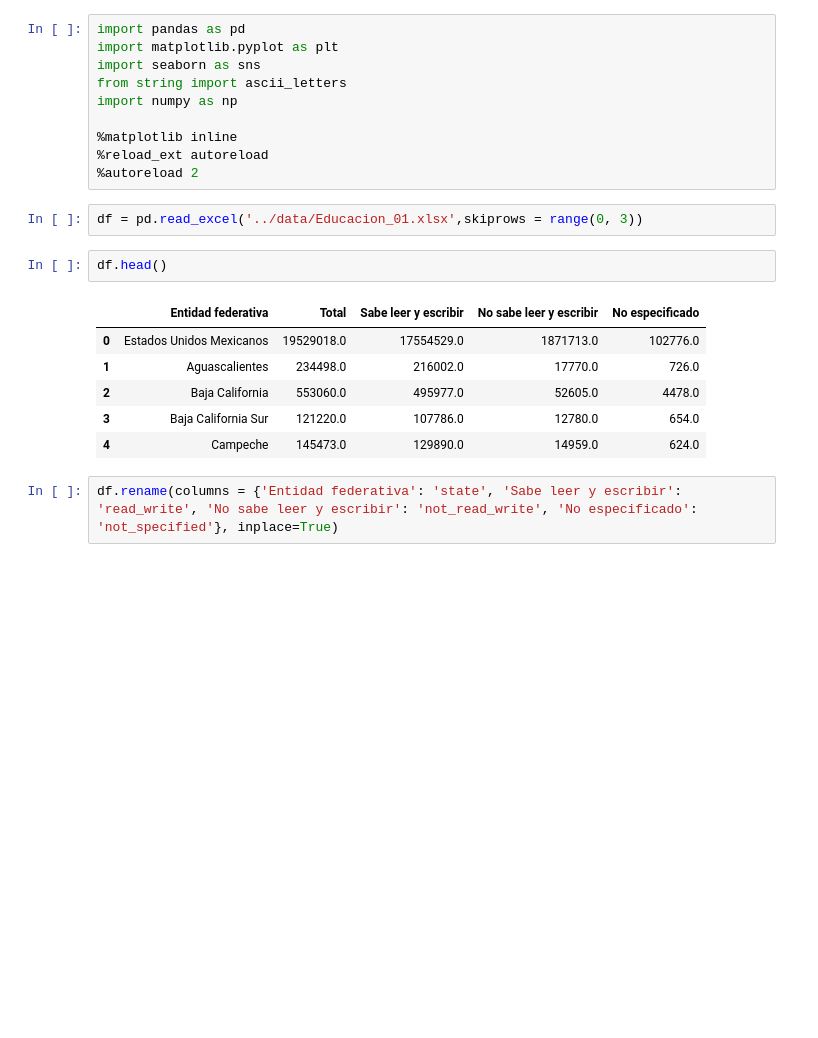
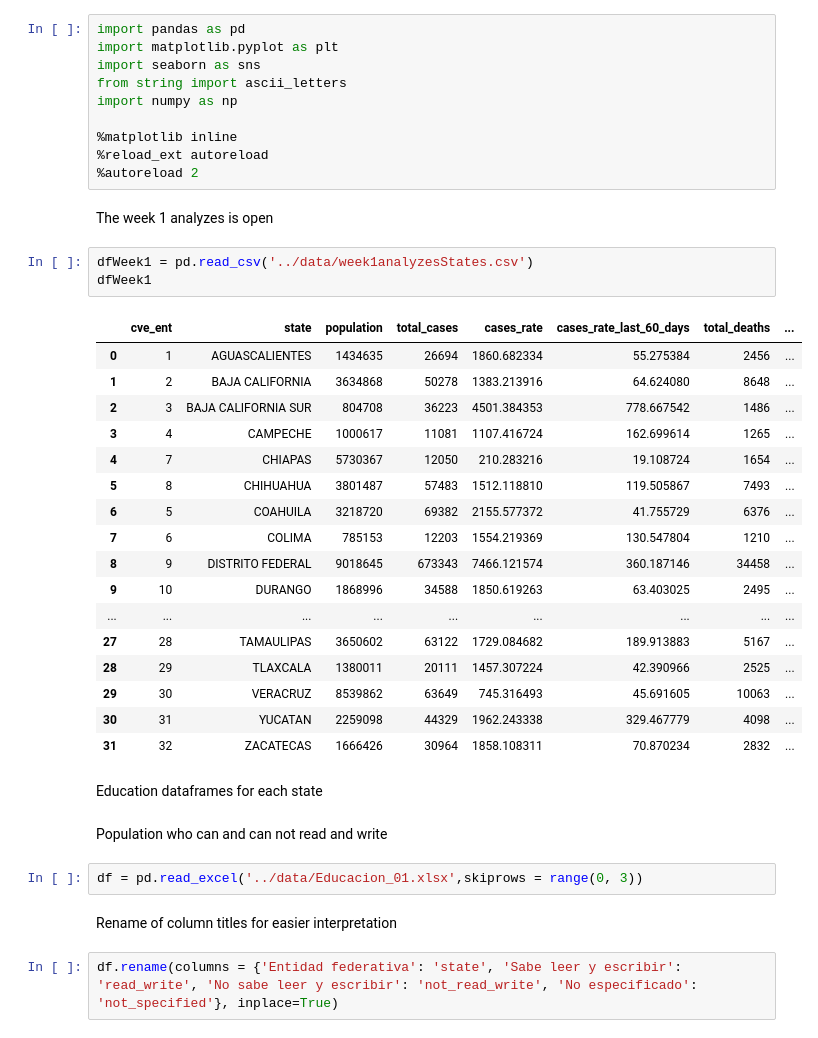
Before and after one commit to Kevin-Valenzuela/enlace2021_kv, a Jupyter notebook: notebooks/week2.ipynb, the cells around one changed output. Cells and saved outputs as stored; diff of their text form; blank space fills up the shorter version.

```diff
--- a/notebooks/week2.ipynb
+++ b/notebooks/week2.ipynb
@@ -8,16 +8,36 @@ import numpy as np
 %matplotlib inline
 %reload_ext autoreload
 %autoreload 2
+# %% [markdown]
+The week 1 analyzes is open
+# %%
+dfWeek1 = pd.read_csv('../data/week1analyzesStates.csv')
+dfWeek1
+# %% [output]
+|  | cve_ent | state | population | total_cases | cases_rate | cases_rate_last_60_days | total_deaths | ... |
+| 0 | 1 | AGUASCALIENTES | 1434635 | 26694 | 1860.682334 | 55.275384 | 2456 | ... |
+| 1 | 2 | BAJA CALIFORNIA | 3634868 | 50278 | 1383.213916 | 64.624080 | 8648 | ... |
+| 2 | 3 | BAJA CALIFORNIA SUR | 804708 | 36223 | 4501.384353 | 778.667542 | 1486 | ... |
+| 3 | 4 | CAMPECHE | 1000617 | 11081 | 1107.416724 | 162.699614 | 1265 | ... |
+| 4 | 7 | CHIAPAS | 5730367 | 12050 | 210.283216 | 19.108724 | 1654 | ... |
+| 5 | 8 | CHIHUAHUA | 3801487 | 57483 | 1512.118810 | 119.505867 | 7493 | ... |
+| 6 | 5 | COAHUILA | 3218720 | 69382 | 2155.577372 | 41.755729 | 6376 | ... |
+| 7 | 6 | COLIMA | 785153 | 12203 | 1554.219369 | 130.547804 | 1210 | ... |
+| 8 | 9 | DISTRITO FEDERAL | 9018645 | 673343 | 7466.121574 | 360.187146 | 34458 | ... |
+| 9 | 10 | DURANGO | 1868996 | 34588 | 1850.619263 | 63.403025 | 2495 | ... |
+| ... | ... | ... | ... | ... | ... | ... | ... | ... |
+| 27 | 28 | TAMAULIPAS | 3650602 | 63122 | 1729.084682 | 189.913883 | 5167 | ... |
+| 28 | 29 | TLAXCALA | 1380011 | 20111 | 1457.307224 | 42.390966 | 2525 | ... |
+| 29 | 30 | VERACRUZ | 8539862 | 63649 | 745.316493 | 45.691605 | 10063 | ... |
+| 30 | 31 | YUCATAN | 2259098 | 44329 | 1962.243338 | 329.467779 | 4098 | ... |
+| 31 | 32 | ZACATECAS | 1666426 | 30964 | 1858.108311 | 70.870234 | 2832 | ... |
+# %% [markdown]
+Education dataframes for each state
+# %% [markdown]
+Population who can and can not read and write
 # %%
 df = pd.read_excel('../data/Educacion_01.xlsx',skiprows = range(0, 3))
-# %%
-df.head()
-# %% [output]
-|  | Entidad federativa | Total | Sabe leer y escribir | No sabe leer y escribir | No especificado |
-| 0 | Estados Unidos Mexicanos | 19529018.0 | 17554529.0 | 1871713.0 | 102776.0 |
-| 1 | Aguascalientes | 234498.0 | 216002.0 | 17770.0 | 726.0 |
-| 2 | Baja California | 553060.0 | 495977.0 | 52605.0 | 4478.0 |
-| 3 | Baja California Sur | 121220.0 | 107786.0 | 12780.0 | 654.0 |
-| 4 | Campeche | 145473.0 | 129890.0 | 14959.0 | 624.0 |
+# %% [markdown]
+Rename of column titles for easier interpretation
 # %%
 df.rename(columns = {'Entidad federativa': 'state', 'Sabe leer y escribir': 'read_write', 'No sabe leer y escribir': 'not_read_write', 'No especificado': 'not_specified'}, inplace=True)
```
Also changed, not shown: parts of 33 cells of this notebook, 7 other files.
